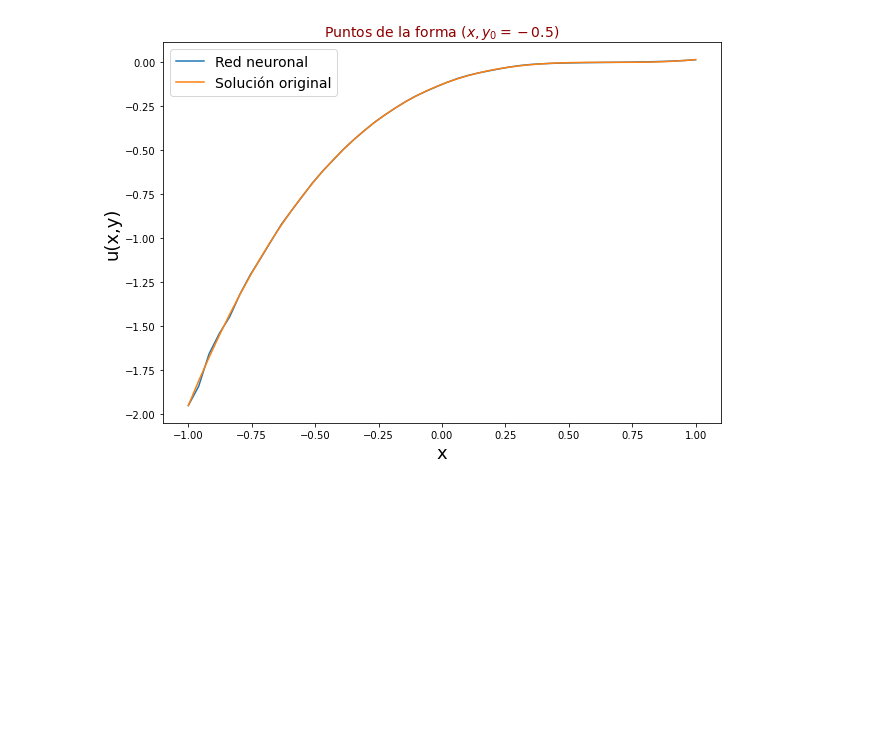
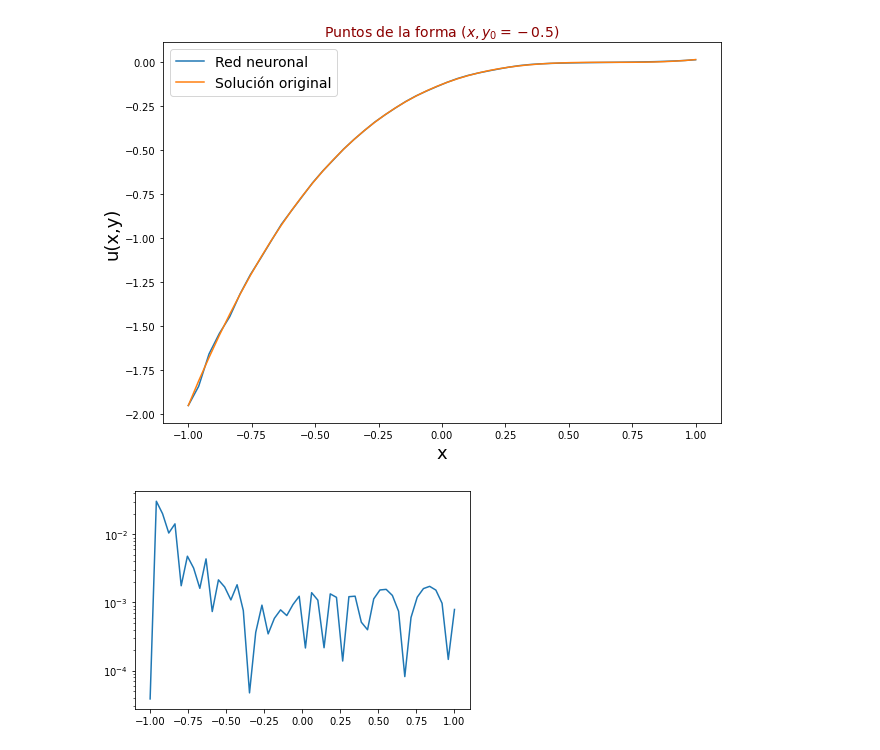
Before and after one commit to JuanDDiosRojas/NeuralNetworks, a Jupyter notebook: Ecuaciones diferenciales con pytorch.ipynb, the cells around one changed output. Cells and saved outputs as stored; diff of their text form; code cells hidden in the pictures; blank space fills up the shorter version.

```diff
--- a/Ecuaciones diferenciales con pytorch.ipynb
+++ b/Ecuaciones diferenciales con pytorch.ipynb
@@ -624,3 +637,10 @@ plt.legend(fontsize=14)
 # %% [output]
 <matplotlib.legend.Legend at 0x...>
 [figure]
+# %%
+#Graficamos la diferencia
+dif=u(x.reshape(50,1),-0.5*torch.ones(50,1))-ANN(Dom1)
+plt.plot(x,abs(dif.detach().numpy()))
+plt.yscale('log')
+# %% [output]
+[figure, added]
```
Also changed, not shown: parts of 31 cells of this notebook.
